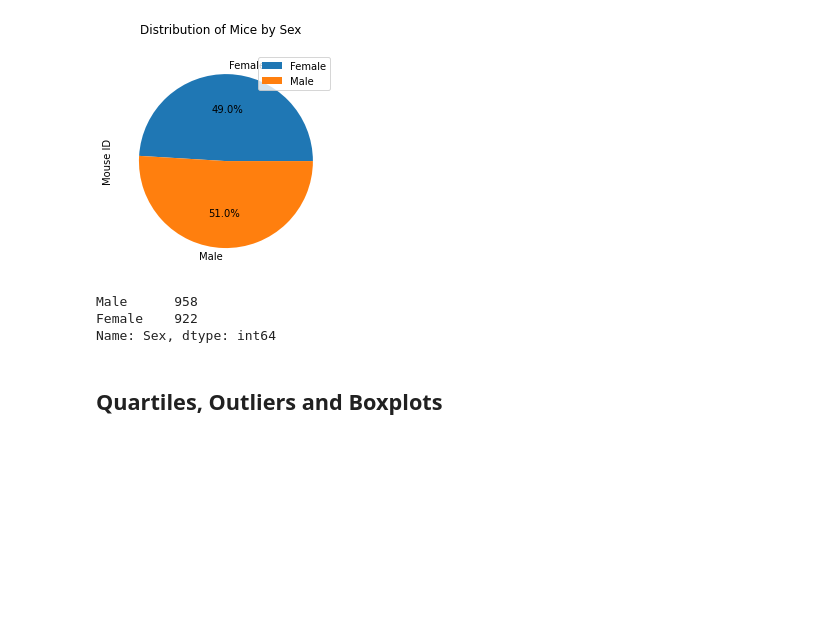
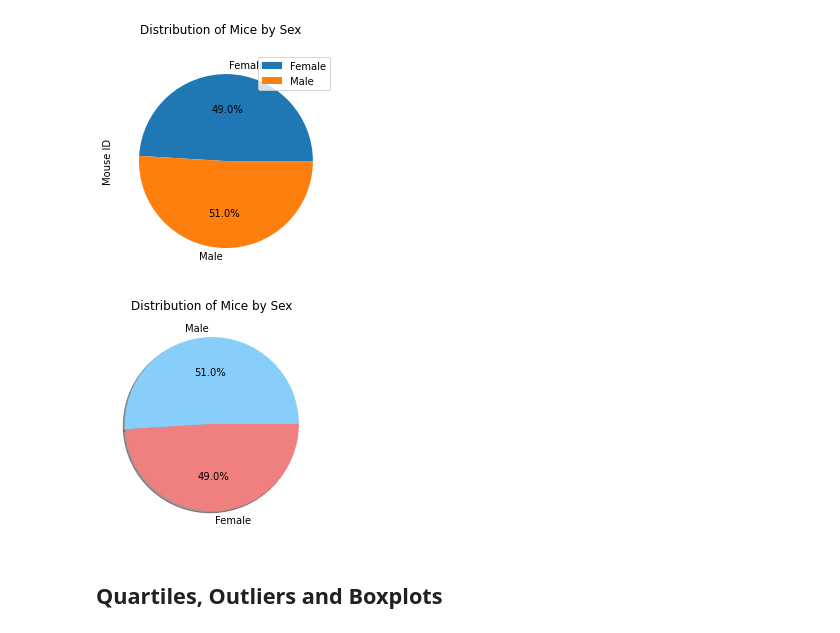
Before and after one commit to robmatelyan/Matplotlib-Challenge, a Jupyter notebook: Pymaceuticals_RM_Work/pymaceuticals_work.ipynb, the cells around one changed output. Saved outputs shown, nothing was run; the diff lists cells and outputs as text; code cells hidden in the pictures; blank space fills up the shorter version.

```diff
--- a/Pymaceuticals_RM_Work/pymaceuticals_work.ipynb
+++ b/Pymaceuticals_RM_Work/pymaceuticals_work.ipynb
@@ -109,15 +109,16 @@ array([<matplotlib.axes._subplots.AxesSubplot object at 0x...>],
 [figure]
 # %%
 # Generate a pie plot showing the distribution of female versus male mice using pyplot
-sex = gender_df['Sex'].value_counts()
-sex
-#sex = sex.drop_duplicates(['Sex'], keep='first')
-#sex2 = sex.tolist()
-#sex2
+sex = clean_df['Sex'].value_counts()
+sex2 = clean_df.drop_duplicates(['Sex'], keep='first')
+labels = sex2['Sex']
+sizes = clean_df['Sex'].value_counts().tolist()
+colors = ['lightskyblue', 'lightcoral']
+plt.pie(sizes, labels=labels, colors=colors, autopct='%1.1f%%', shadow=True)
+plt.title('Distribution of Mice by Sex')
+plt.show()
 # %% [output]
-Male      958
-Female    922
-Name: Sex, dtype: int64
+[figure, added]
 # %% [markdown]
 ## Quartiles, Outliers and Boxplots
 # %%
```
